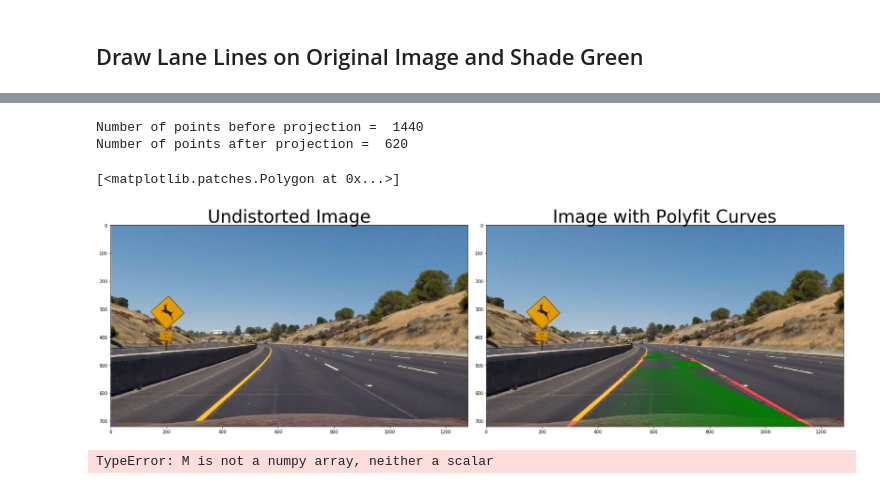
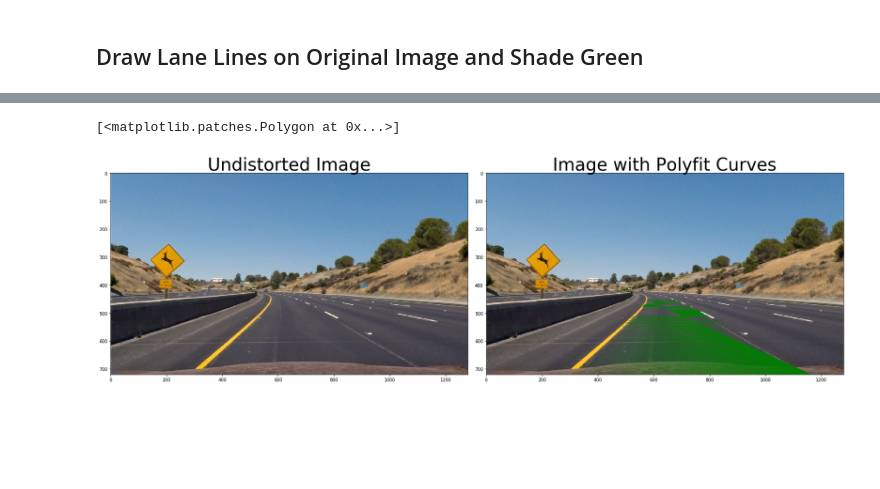
Before and after one commit to suvoganguli/SDCND-Projects, a Jupyter notebook: CarND-Advanced-Lane-Lines-P2/debug2.ipynb, the cells around one changed output, grey strips where cells are left out. Drawn from its saved outputs; the diff is of its cells as text; code cells hidden in the pictures; blank space fills up the shorter version.

Commit message:
working on project 1

```diff
--- a/CarND-Advanced-Lane-Lines-P2/debug2.ipynb
+++ b/CarND-Advanced-Lane-Lines-P2/debug2.ipynb
@@ -12,89 +54,50 @@ import glob
 # %%
-filename = './debug/data_in.dat'
+# Show lane lines in front view
 
-# Loads image_unwrap, Minv, ploty, left_fitx, right_fitx
-f = open(filename, 'rb')
-image_unwarped_color, Minv, ploty, left_fitx, right_fitx = pkl.load(f)
+# original image, front view (before lane detection)
+image1 = np.copy(np.array(image_unwarped_color, dtype=np.uint8))
 
-# project lane-lines back to original image
-image_warp = np.zeros([720,1280,3])
+# blank image with lane markings
+image2 = np.copy(np.array(image_unwarp_back, dtype=np.uint8))
 
-for k in range(len(ploty)-1):
-    y  = np.min( [ 719, np.int(ploty[k]) ] )
-    xL = np.min( [ 1279, np.int(left_fitx[k]) ] )
-    xR = np.min( [ 1279, np.int(right_fitx[k]) ] )
-    image_warp[y,xL,0] = 255
-    image_warp[y,xR,0] = 255
-
-image_unwarp_back = cv2.warpPerspective(image_warp, Minv, (1280,720))
+dx = 10 # left and right width around lane line
+rcd = image2.shape # roq, col, depth
+dx_max = rcd[1]
 
 
 # find all red points projected back to original image
-min_red = 0.5
-ind = np.where(image_unwarp_back[:,:,0] > min_red)
+min_red = 0
+ind = np.where(image2[:,:,0] > min_red)
+indx_poly = ind[1]
+indy_poly = ind[0]
 
-image1 = np.copy(np.array(image_unwarped_color, dtype=np.uint8))
-image2 = np.copy(np.array(image_unwarp_back, dtype=np.uint8))
-
-dx = 10
-rcd = image2.shape
-dx_max = rcd[1]
-
+# find indices for green patch to be painted
+'''
 indx_poly = []
 indy_poly = []
-
 for k in range(len(ind[0])):
     indy = ind[0][k]
     indx = ind[1][k]
     indL = np.max([0,indx-dx])
     indR = np.min([indx+dx, dx_max-1])
-    image2[indy,indL:indR,0] = 255
+    #image2[indy,indL:indR,0] = 255
 
     indy_poly = np.append(indy_poly, indy)
     indx_poly = np.append(indx_poly, indx)
-
-# check number of points before and after projection
-print("Number of points before projection = ", 2*len(ploty)) # left and right lane points
-print("Number of points after projection = ", len(ind[0])) # left and right lane points in one array
-
+'''
 
 # Draw images
 
-# add images
 image_unwarped_back_with_laneline = \
 cv2.addWeighted(image1, 1.0, image2, 1.0, 0)
 
 f, (ax1, ax2) = plt.subplots(1, 2, figsize=(24, 9))
 f.tight_layout()
 ax1.imshow(image_unwarped_color)
 ax1.set_title('Undistorted Image', fontsize=40)
 ax2.imshow(image_unwarped_back_with_laneline)
 ax2.set_title('Image with Polyfit Curves', fontsize=40)
 plt.fill(indx_poly, indy_poly, 'g')
 # %% [output]
-Number of points before projection =  1440
-Number of points after projection =  620
+[<matplotlib.patches.Polygon at 0x...>]
-[<matplotlib.patches.Polygon at 0x...>]
-[figure, old version]
+[figure, new version]
-# %%
-A = np.zeros((10,10))
-A[3:7,3:7] = 255
-
-Mi = [[ 0.1, -0.8*0, 0],
- [ 0.0, -0.5*0, 0],
- [ 0.0, 0.0,    1]]
-
-B = cv2.warpPerspective(A, Mi, (1280,720))
-
-f, (ax1, ax2) = plt.subplots(1, 2, figsize=(24, 9))
-f.tight_layout()
-ax1.imshow(A, cmap='gray')
-ax1.set_title('A', fontsize=40)
-ax2.imshow(B, cmap='gray')
-ax2.set_title('B', fontsize=40)
-#plt.fill(indx_poly, indy_poly, 'g')
-
-print(A)
-print(B)
-# %% [output]
-TypeError: M is not a numpy array, neither a scalar
```
Also changed, not shown: parts of 3 cells of this notebook.
